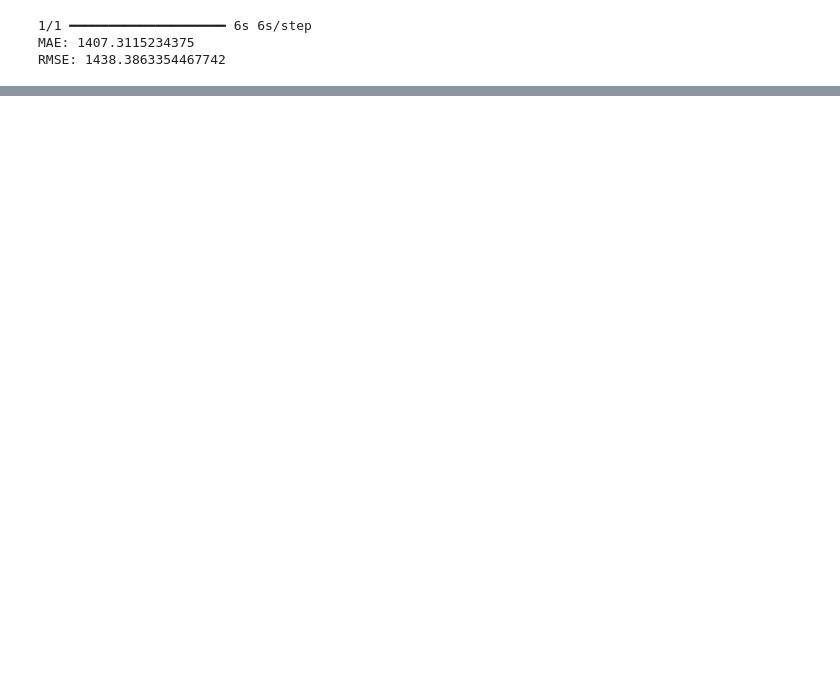
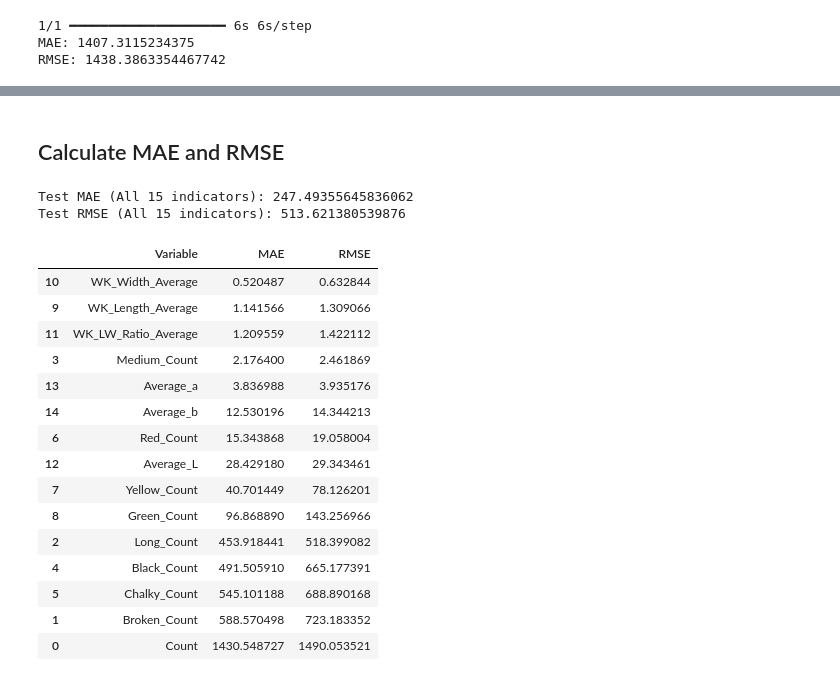
Before and after one commit to Davdesigner/Mission_capstone, a Jupyter notebook: David_Mission_Capstone.ipynb, the cells around one changed output, grey strips where cells are left out. Cells and saved outputs as stored; diff of their text form; code cells hidden in the pictures; blank space fills up the shorter version.

```diff
--- a/David_Mission_Capstone.ipynb
+++ b/David_Mission_Capstone.ipynb
@@ -312,0 +555,8 @@ RMSE: 1438.3863354467742
+# %%
+y_pred_test = model.predict(X_test)
+
+print(f"Shape of y_pred_test: {y_pred_test.shape}")
+
+# Display the first 5 rows of predictions
+print("First 5 rows of test predictions:")
+print(y_pred_test[:5])
@@ -312,0 +582,53 @@ RMSE: 1438.3863354467742
+# %% [markdown]
+## Calculate MAE and RMSE
+# %%
+from sklearn.metrics import mean_absolute_error, mean_squared_error
+
+# The X_train, X_test, y_train, y_test split was done on X and y
+# X was created from labels_filtered, and y was labels_filtered[target_columns].values
+# Since train_test_split with a random_state was used earlier in the kernel (cell Z2erft7jfMyn),
+# we can re-derive the correct 15-column y_test by performing the split again on the full target array.
+
+y_full = labels_filtered[target_columns].values
+_, y_test_15 = train_test_split(y_full, test_size=0.2, random_state=42)
+
+# Calculate metrics
+mae_test = mean_absolute_error(y_test_15, y_pred_test)
+mse_test = mean_squared_error(y_test_15, y_pred_test)
+rmse_test = np.sqrt(mse_test)
+
+print(f'Test MAE (All 15 indicators): {mae_test}')
+print(f'Test RMSE (All 15 indicators): {rmse_test}')
+# %% [output]
+Test MAE (All 15 indicators): 247.49355645836062
+Test RMSE (All 15 indicators): 513.621380539876
+# %%
+import pandas as pd
+from sklearn.metrics import mean_absolute_error, mean_squared_error
+
+# Calculate individual metrics for each of the 15 target variables
+metrics_list = []
+for i, col in enumerate(target_columns):
+    m_mae = mean_absolute_error(y_test_15[:, i], y_pred_test[:, i])
+    m_rmse = np.sqrt(mean_squared_error(y_test_15[:, i], y_pred_test[:, i]))
+    metrics_list.append({'Variable': col, 'MAE': m_mae, 'RMSE': m_rmse})
+
+metrics_df = pd.DataFrame(metrics_list)
+display(metrics_df.sort_values(by='MAE'))
+# %% [output]
+|  | Variable | MAE | RMSE |
+| 10 | WK_Width_Average | 0.520487 | 0.632844 |
+| 9 | WK_Length_Average | 1.141566 | 1.309066 |
+| 11 | WK_LW_Ratio_Average | 1.209559 | 1.422112 |
+| 3 | Medium_Count | 2.176400 | 2.461869 |
+| 13 | Average_a | 3.836988 | 3.935176 |
+| 14 | Average_b | 12.530196 | 14.344213 |
+| 6 | Red_Count | 15.343868 | 19.058004 |
+| 12 | Average_L | 28.429180 | 29.343461 |
+| 7 | Yellow_Count | 40.701449 | 78.126201 |
+| 8 | Green_Count | 96.868890 | 143.256966 |
+| 2 | Long_Count | 453.918441 | 518.399082 |
+| 4 | Black_Count | 491.505910 | 665.177391 |
+| 5 | Chalky_Count | 545.101188 | 688.890168 |
+| 1 | Broken_Count | 588.570498 | 723.183352 |
+| 0 | Count | 1430.548727 | 1490.053521 |
```
Also changed, not shown: parts of 33 cells of this notebook.
